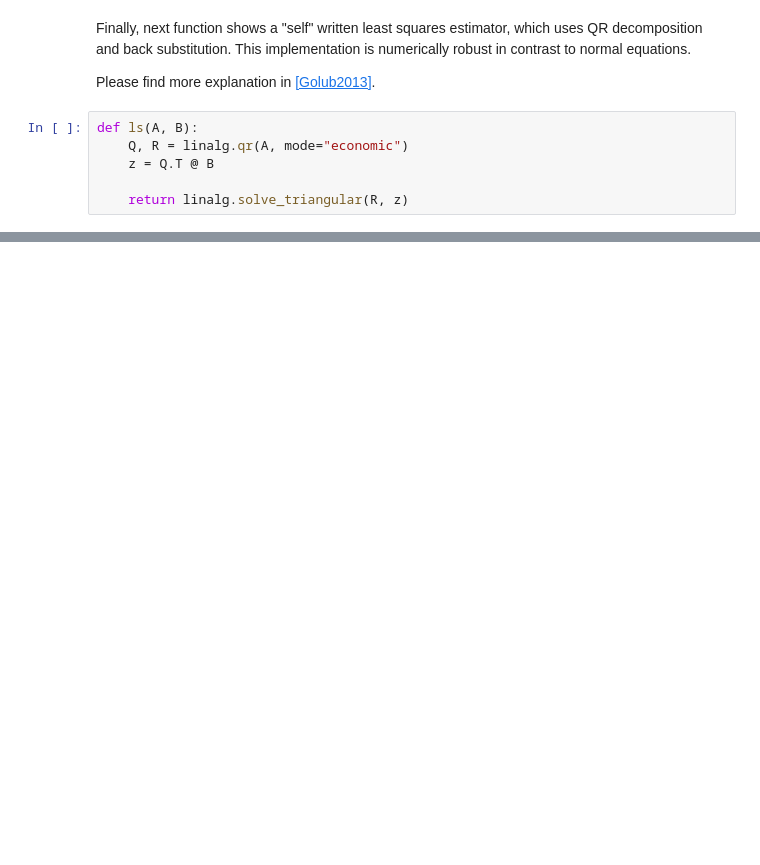
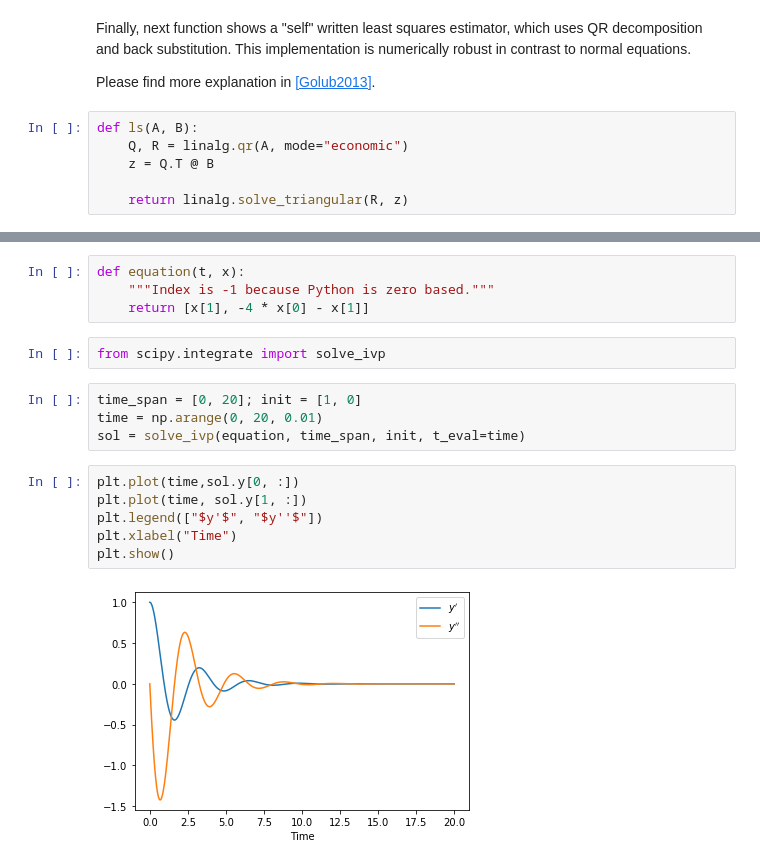
Before and after one commit to StephanRhode/py-algorithms-4-automotive-engineering, a Jupyter notebook: 02_tools-and-packages/03_scipy.ipynb, the cells around one changed output, grey strips where cells are left out. Saved outputs shown, nothing was run; the diff lists cells and outputs as text; blank space fills up the shorter version.

Commit message:
Completes scipy and additional packages
Signed-off-by: StephanRhode <st.rhode@posteo.de>

```diff
--- a/02_tools-and-packages/03_scipy.ipynb
+++ b/02_tools-and-packages/03_scipy.ipynb
@@ -209,0 +230,18 @@ array([[ 2.56049365],
+# %%
+def equation(t, x):
+    """Index is -1 because Python is zero based."""
+    return [x[1], -4 * x[0] - x[1]]
+# %%
+from scipy.integrate import solve_ivp
+# %%
+time_span = [0, 20]; init = [1, 0]
+time = np.arange(0, 20, 0.01)
+sol = solve_ivp(equation, time_span, init, t_eval=time)
+# %%
+plt.plot(time,sol.y[0, :])
+plt.plot(time, sol.y[1, :])
+plt.legend(["$y'$", "$y''$"])
+plt.xlabel("Time")
+plt.show()
+# %% [output]
+[figure, added]
```
Also changed, not shown: parts of 5 cells of this notebook, 8 other files.
